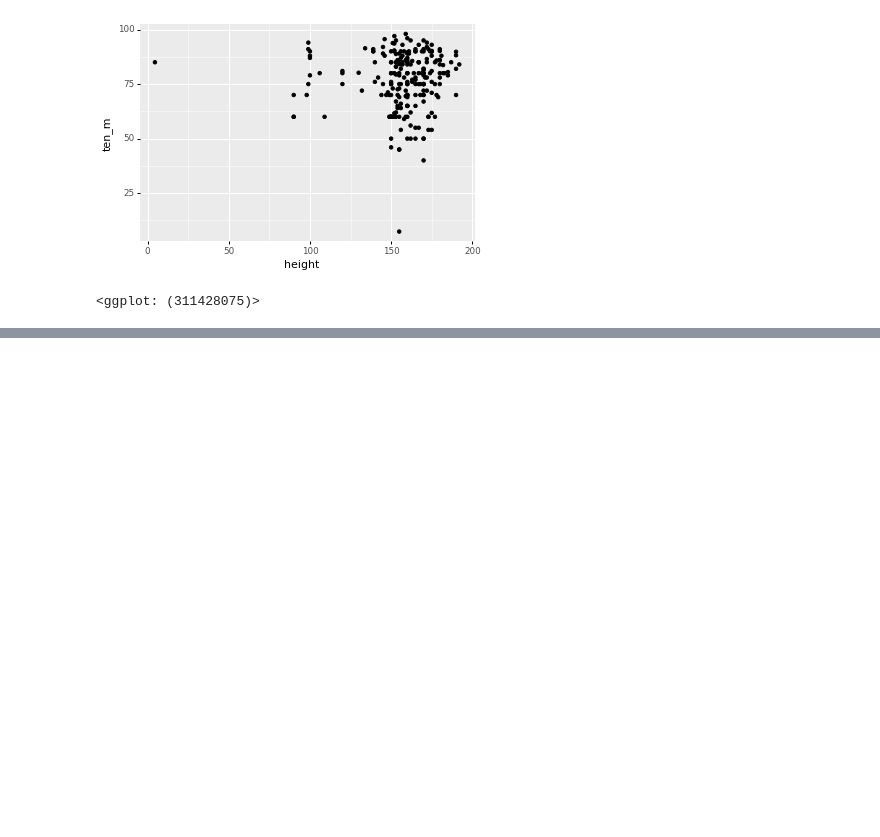
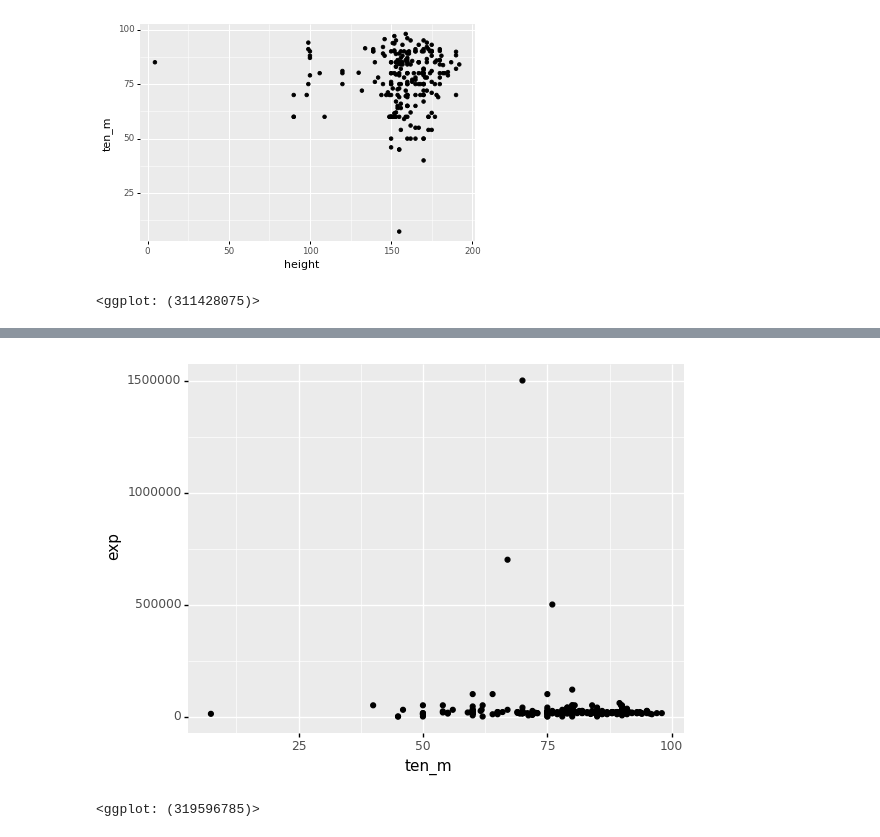
Before and after one commit to marionomics/econometria-ejercicios, a Jupyter notebook: notebooks/regression.ipynb, the cells around one changed output, grey strips where cells are left out. Saved outputs shown, nothing was run; the diff lists cells and outputs as text; code cells hidden in the pictures; blank space fills up the shorter version.

```diff
--- a/notebooks/regression.ipynb
+++ b/notebooks/regression.ipynb
@@ -99,0 +191,13 @@ p.ggplot(df2, p.aes(x = 'height', y = 'ten_m'))+\
+# %%
+import numpy as np
+df4 = df.copy()
+df4['log_exp'] = np.log(df4['exp'])
+df4['log_ten_m'] = np.log(df4['ten_m'])
+df4.head()
+
+
+p.ggplot(df, p.aes(x = "ten_m", y = "exp"))+\
+    p.geom_point()
+# %% [output]
+[figure, added]
+<ggplot: (319596785)>
```
Also changed, not shown: parts of 8 cells of this notebook, 4 other files.
